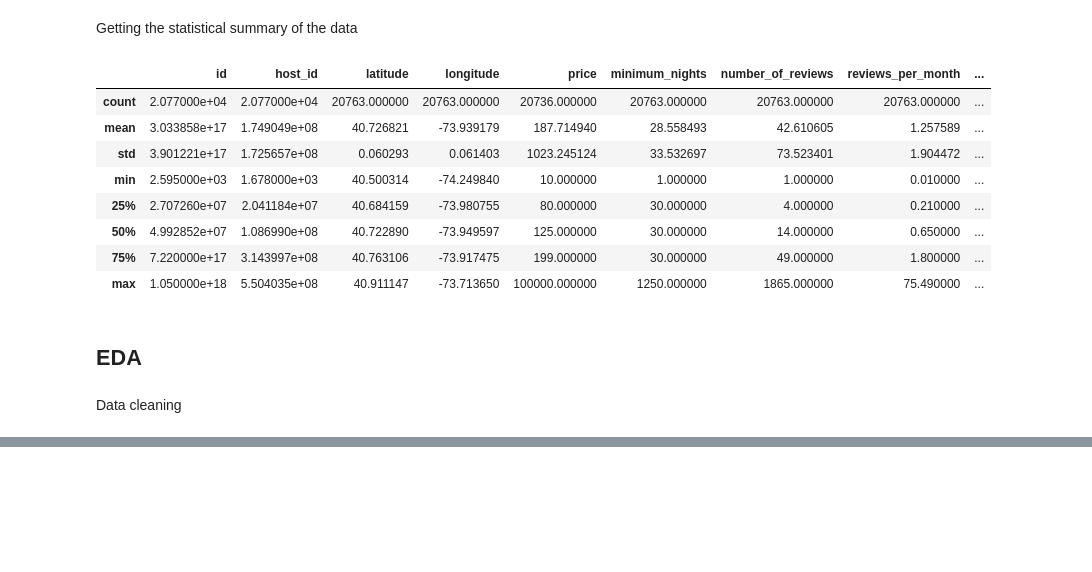
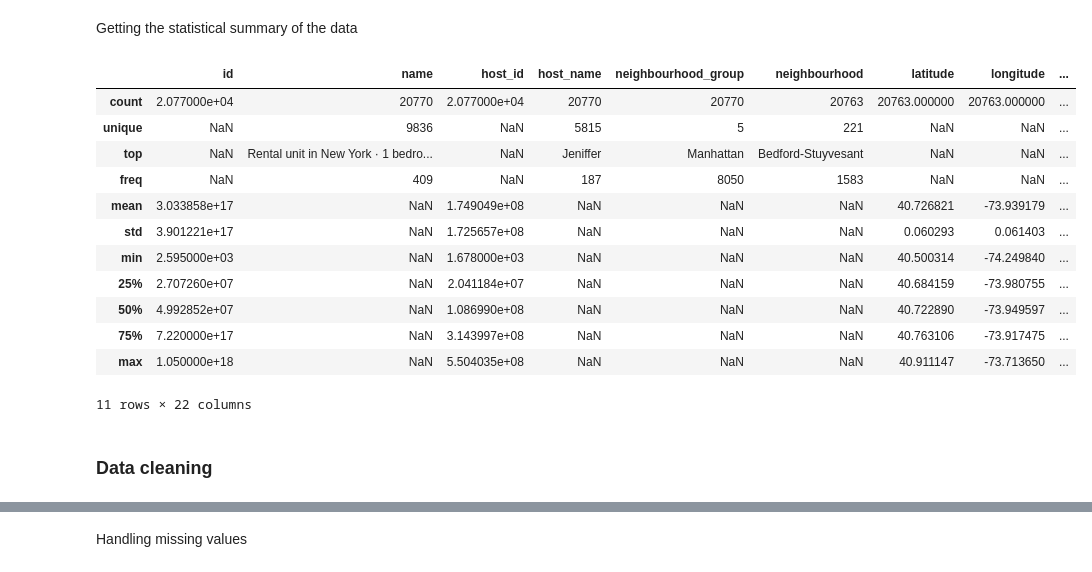
Before and after one commit to Akim351/Air-BnB-Data-Analysis-Project, a Jupyter notebook: project_air_bnb_code.ipynb, the cells around one changed output, grey strips where cells are left out. Drawn from its saved outputs; the diff is of its cells as text; code cells hidden in the pictures; blank space fills up the shorter version.

```diff
--- a/project_air_bnb_code.ipynb
+++ b/project_air_bnb_code.ipynb
@@ -96,21 +98,23 @@ memory usage: 3.5+ MB
 Getting the statistical summary of the data
 # %%
 # finding the statistical summary of the dataset
-data.describe()
+data.describe(include="all")
 # %% [output]
-|  | id | host_id | latitude | longitude | price | minimum_nights | number_of_reviews | reviews_per_month | ... |
-| count | 2.077000e+04 | 2.077000e+04 | 20763.000000 | 20763.000000 | 20736.000000 | 20763.000000 | 20763.000000 | 20763.000000 | ... |
-| mean | 3.033858e+17 | 1.749049e+08 | 40.726821 | -73.939179 | 187.714940 | 28.558493 | 42.610605 | 1.257589 | ... |
-| std | 3.901221e+17 | 1.725657e+08 | 0.060293 | 0.061403 | 1023.245124 | 33.532697 | 73.523401 | 1.904472 | ... |
-| min | 2.595000e+03 | 1.678000e+03 | 40.500314 | -74.249840 | 10.000000 | 1.000000 | 1.000000 | 0.010000 | ... |
-| 25% | 2.707260e+07 | 2.041184e+07 | 40.684159 | -73.980755 | 80.000000 | 30.000000 | 4.000000 | 0.210000 | ... |
-| 50% | 4.992852e+07 | 1.086990e+08 | 40.722890 | -73.949597 | 125.000000 | 30.000000 | 14.000000 | 0.650000 | ... |
-| 75% | 7.220000e+17 | 3.143997e+08 | 40.763106 | -73.917475 | 199.000000 | 30.000000 | 49.000000 | 1.800000 | ... |
-| max | 1.050000e+18 | 5.504035e+08 | 40.911147 | -73.713650 | 100000.000000 | 1250.000000 | 1865.000000 | 75.490000 | ... |
+|  | id | name | host_id | host_name | neighbourhood_group | neighbourhood | latitude | longitude | ... |
+| count | 2.077000e+04 | 20770 | 2.077000e+04 | 20770 | 20770 | 20763 | 20763.000000 | 20763.000000 | ... |
+| unique | NaN | 9836 | NaN | 5815 | 5 | 221 | NaN | NaN | ... |
+| top | NaN | Rental unit in New York · 1 bedro... | NaN | Jeniffer | Manhattan | Bedford-Stuyvesant | NaN | NaN | ... |
+| freq | NaN | 409 | NaN | 187 | 8050 | 1583 | NaN | NaN | ... |
+| mean | 3.033858e+17 | NaN | 1.749049e+08 | NaN | NaN | NaN | 40.726821 | -73.939179 | ... |
+| std | 3.901221e+17 | NaN | 1.725657e+08 | NaN | NaN | NaN | 0.060293 | 0.061403 | ... |
+| min | 2.595000e+03 | NaN | 1.678000e+03 | NaN | NaN | NaN | 40.500314 | -74.249840 | ... |
+| 25% | 2.707260e+07 | NaN | 2.041184e+07 | NaN | NaN | NaN | 40.684159 | -73.980755 | ... |
+| 50% | 4.992852e+07 | NaN | 1.086990e+08 | NaN | NaN | NaN | 40.722890 | -73.949597 | ... |
+| 75% | 7.220000e+17 | NaN | 3.143997e+08 | NaN | NaN | NaN | 40.763106 | -73.917475 | ... |
+| max | 1.050000e+18 | NaN | 5.504035e+08 | NaN | NaN | NaN | 40.911147 | -73.713650 | ... |
+11 rows × 22 columns
-# %% [markdown]
-## EDA
 # %% [markdown]
-Data cleaning
+### Data cleaning
 # %%
 # checking for missing values
 data.isnull().sum()
@@ -132,3 +136,5 @@ bedrooms                           0
 beds                               0
 baths                              0
 dtype: int64
+# %% [markdown]
+Handling missing values
```
Also changed, not shown: parts of 2 cells of this notebook.
